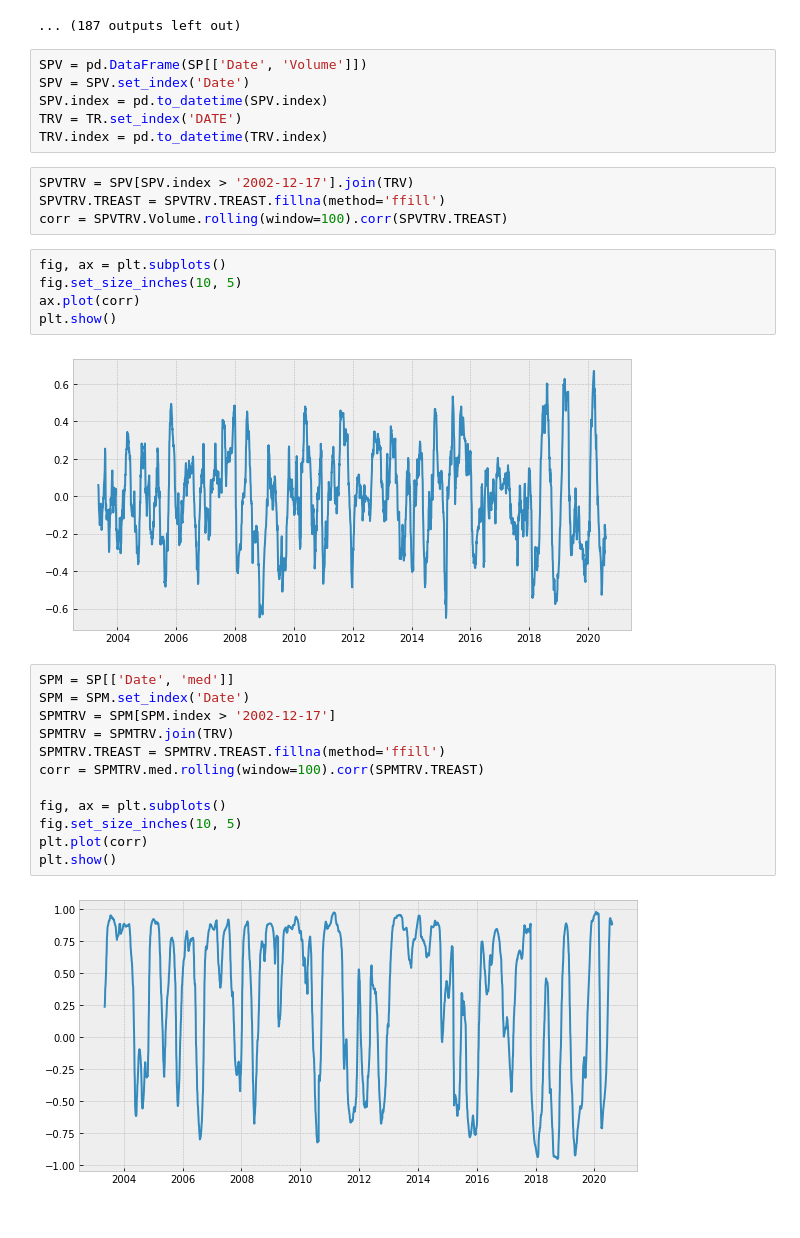
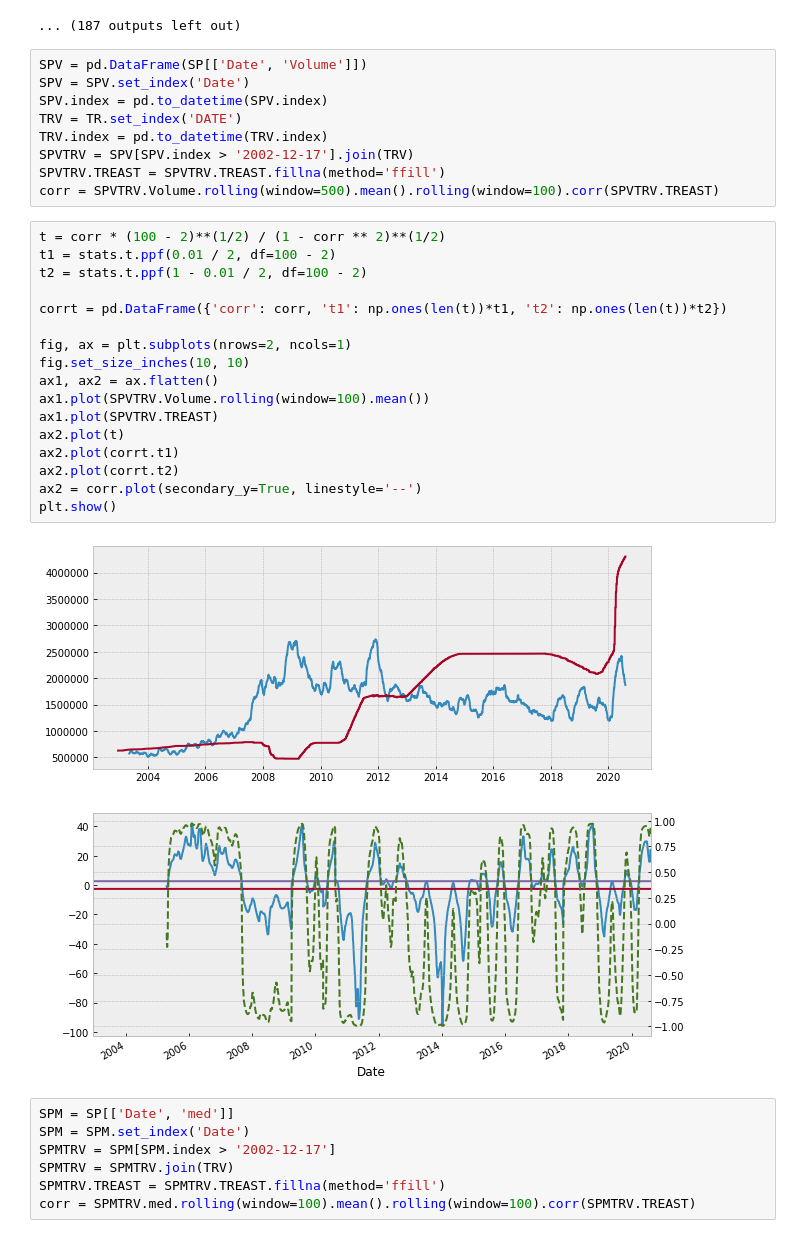
Before and after one commit to ksn38/GB, a Jupyter notebook: 8.ipynb, the cells around one changed output. Drawn from its saved outputs; the diff is of its cells as text.

```diff
--- a/8.ipynb
+++ b/8.ipynb
@@ -133,28 +134,32 @@ SPV = SPV.set_index('Date')
 SPV.index = pd.to_datetime(SPV.index)
 TRV = TR.set_index('DATE')
 TRV.index = pd.to_datetime(TRV.index)
+SPVTRV = SPV[SPV.index > '2002-12-17'].join(TRV)
+SPVTRV.TREAST = SPVTRV.TREAST.fillna(method='ffill')
+corr = SPVTRV.Volume.rolling(window=500).mean().rolling(window=100).corr(SPVTRV.TREAST)
+# %%
+t = corr * (100 - 2)**(1/2) / (1 - corr ** 2)**(1/2)
+t1 = stats.t.ppf(0.01 / 2, df=100 - 2)
+t2 = stats.t.ppf(1 - 0.01 / 2, df=100 - 2)
+
+corrt = pd.DataFrame({'corr': corr, 't1': np.ones(len(t))*t1, 't2': np.ones(len(t))*t2})
+
+fig, ax = plt.subplots(nrows=2, ncols=1)
+fig.set_size_inches(10, 10)
+ax1, ax2 = ax.flatten()
+ax1.plot(SPVTRV.Volume.rolling(window=100).mean())
+ax1.plot(SPVTRV.TREAST)
+ax2.plot(t)
+ax2.plot(corrt.t1)
+ax2.plot(corrt.t2)
+ax2 = corr.plot(secondary_y=True, linestyle='--')
+plt.show()
+# %% [output]
+[figure, added]
 # %%
-SPVTRV = SPV[SPV.index > '2002-12-17'].join(TRV)
-SPVTRV.TREAST = SPVTRV.TREAST.fillna(method='ffill')
-corr = SPVTRV.Volume.rolling(window=100).corr(SPVTRV.TREAST)
+SPM = SP[['Date', 'med']]
+SPM = SPM.set_index('Date')
+SPMTRV = SPM[SPM.index > '2002-12-17']
+SPMTRV = SPMTRV.join(TRV)
+SPMTRV.TREAST = SPMTRV.TREAST.fillna(method='ffill')
+corr = SPMTRV.med.rolling(window=100).mean().rolling(window=100).corr(SPMTRV.TREAST)
-# %%
-fig, ax = plt.subplots()
-fig.set_size_inches(10, 5)
-ax.plot(corr)
-plt.show()
-# %% [output]
-[figure, removed]
-# %%
-SPM = SP[['Date', 'med']]
-SPM = SPM.set_index('Date')
-SPMTRV = SPM[SPM.index > '2002-12-17']
-SPMTRV = SPMTRV.join(TRV)
-SPMTRV.TREAST = SPMTRV.TREAST.fillna(method='ffill')
-corr = SPMTRV.med.rolling(window=100).corr(SPMTRV.TREAST)
-
-fig, ax = plt.subplots()
-fig.set_size_inches(10, 5)
-plt.plot(corr)
-plt.show()
-# %% [output]
-[figure, removed]
```
Also changed, not shown: parts of 12 cells of this notebook.
